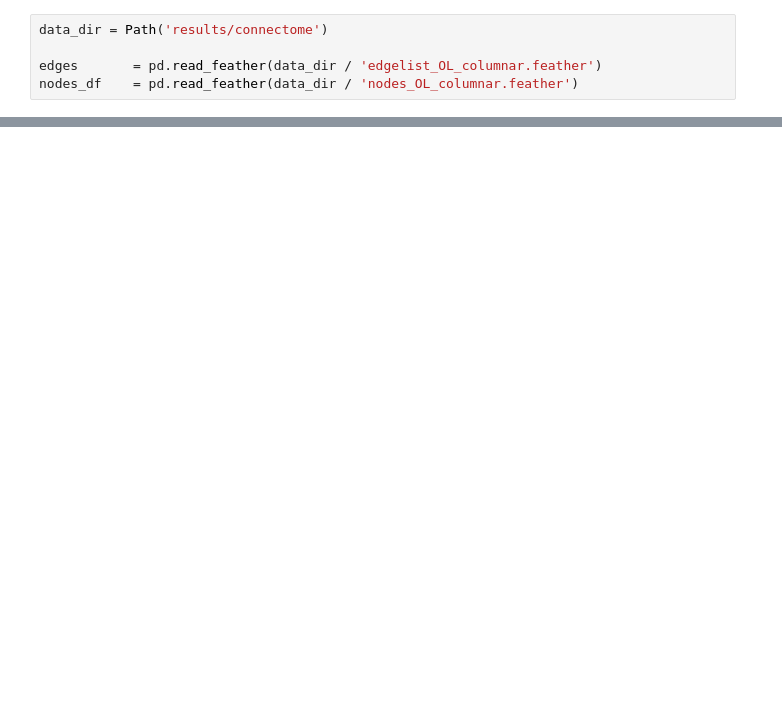
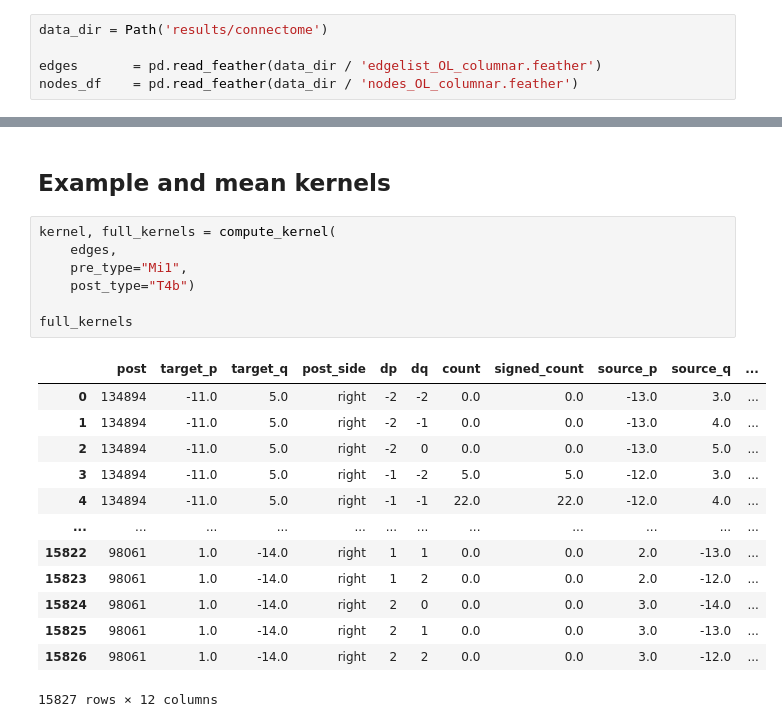
Before and after one commit to Fitzgerald-Lab-NU/connectome_analysis, a Jupyter notebook: visualize_kernels.ipynb, the cells around one changed output, grey strips where cells are left out. Saved outputs shown, nothing was run; the diff lists cells and outputs as text; blank space fills up the shorter version.

```diff
--- a/visualize_kernels.ipynb
+++ b/visualize_kernels.ipynb
@@ -314,0 +161,23 @@ plot_spatial_kernel_hex(mi1_t4b_kernel, value_col="mean_signed_count",
+# %% [markdown]
+## Example and mean kernels
+# %%
+kernel, full_kernels = compute_kernel(
+    edges,
+    pre_type="Mi1",
+    post_type="T4b")
+
+full_kernels
+# %% [output]
+|  | post | target_p | target_q | post_side | dp | dq | count | signed_count | source_p | source_q | ... |
+| 0 | 134894 | -11.0 | 5.0 | right | -2 | -2 | 0.0 | 0.0 | -13.0 | 3.0 | ... |
+| 1 | 134894 | -11.0 | 5.0 | right | -2 | -1 | 0.0 | 0.0 | -13.0 | 4.0 | ... |
+| 2 | 134894 | -11.0 | 5.0 | right | -2 | 0 | 0.0 | 0.0 | -13.0 | 5.0 | ... |
+| 3 | 134894 | -11.0 | 5.0 | right | -1 | -2 | 5.0 | 5.0 | -12.0 | 3.0 | ... |
+| 4 | 134894 | -11.0 | 5.0 | right | -1 | -1 | 22.0 | 22.0 | -12.0 | 4.0 | ... |
+| ... | ... | ... | ... | ... | ... | ... | ... | ... | ... | ... | ... |
+| 15822 | 98061 | 1.0 | -14.0 | right | 1 | 1 | 0.0 | 0.0 | 2.0 | -13.0 | ... |
+| 15823 | 98061 | 1.0 | -14.0 | right | 1 | 2 | 0.0 | 0.0 | 2.0 | -12.0 | ... |
+| 15824 | 98061 | 1.0 | -14.0 | right | 2 | 0 | 0.0 | 0.0 | 3.0 | -14.0 | ... |
+| 15825 | 98061 | 1.0 | -14.0 | right | 2 | 1 | 0.0 | 0.0 | 3.0 | -13.0 | ... |
+| 15826 | 98061 | 1.0 | -14.0 | right | 2 | 2 | 0.0 | 0.0 | 3.0 | -12.0 | ... |
+15827 rows × 12 columns
```
Also changed, not shown: parts of 11 cells of this notebook, 3 other files.
